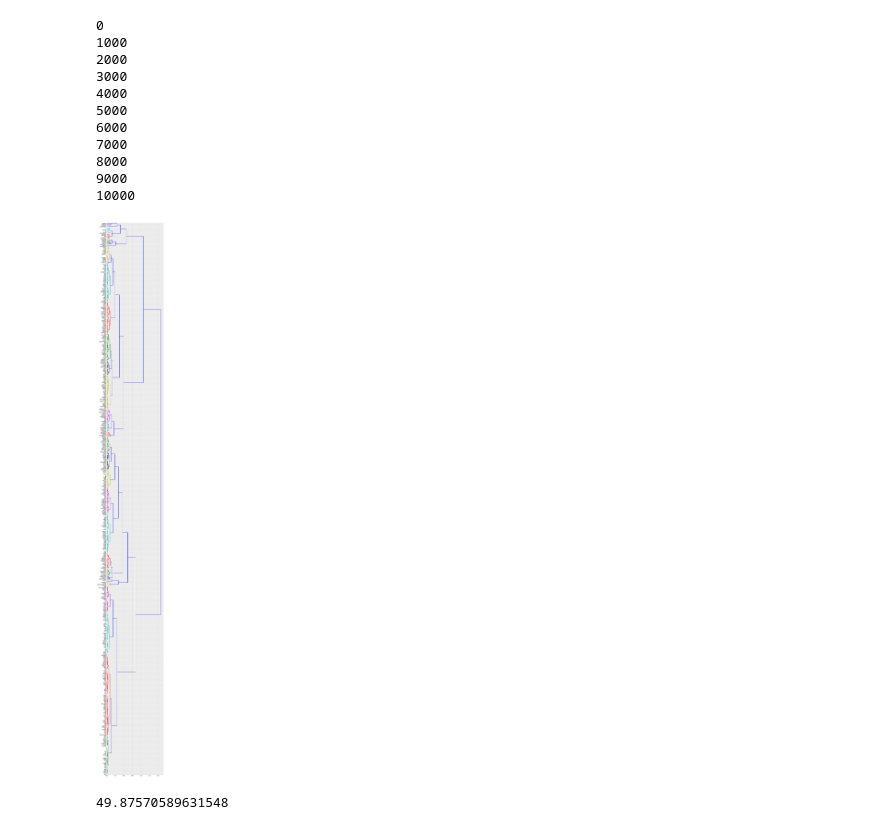
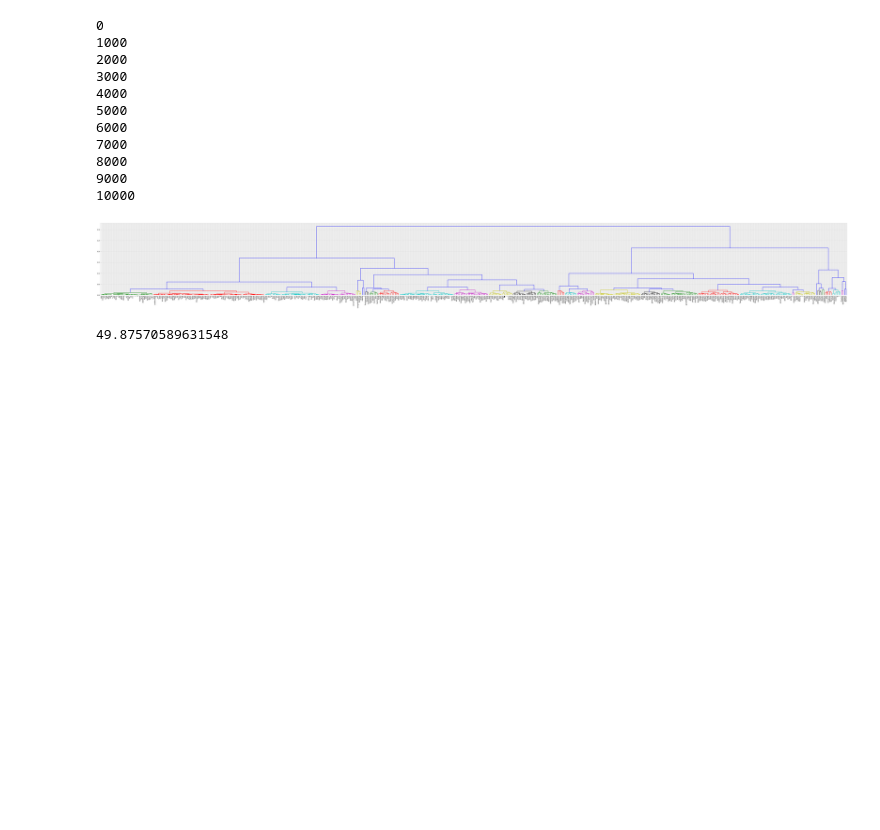
Before and after one commit to davidmcclure/lint-analysis, a Jupyter notebook: notebooks/32-cluster-groups.ipynb, the cells around one changed output. Drawn from its saved outputs; the diff is of its cells as text; code cells hidden in the pictures; blank space fills up the shorter version.

```diff
--- a/notebooks/32-cluster-groups.ipynb
+++ b/notebooks/32-cluster-groups.ipynb
@@ -85,11 +85,11 @@ from scipy.cluster.hierarchy import linkage, dendrogram
 # %%
 link = linkage(d, method='ward')
 
-plt.figure(figsize=(10, 100))
-dendrogram(link, labels=shuffled, orientation='right', leaf_font_size=12, color_threshold=0.025)
+plt.figure(figsize=(100, 10))
+dendrogram(link, labels=shuffled, orientation='top', leaf_font_size=12, color_threshold=0.025)
 plt.show()
 # %% [output]
-[figure, old version]
+[figure, new version]
 # %%
 import math
 
```
Also changed, not shown: parts of 6 cells of this notebook.
